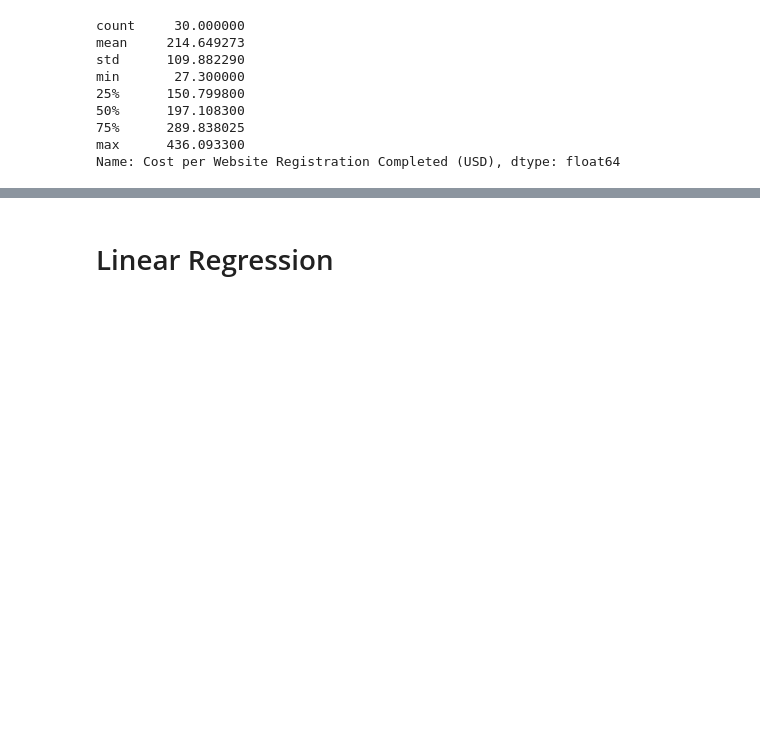
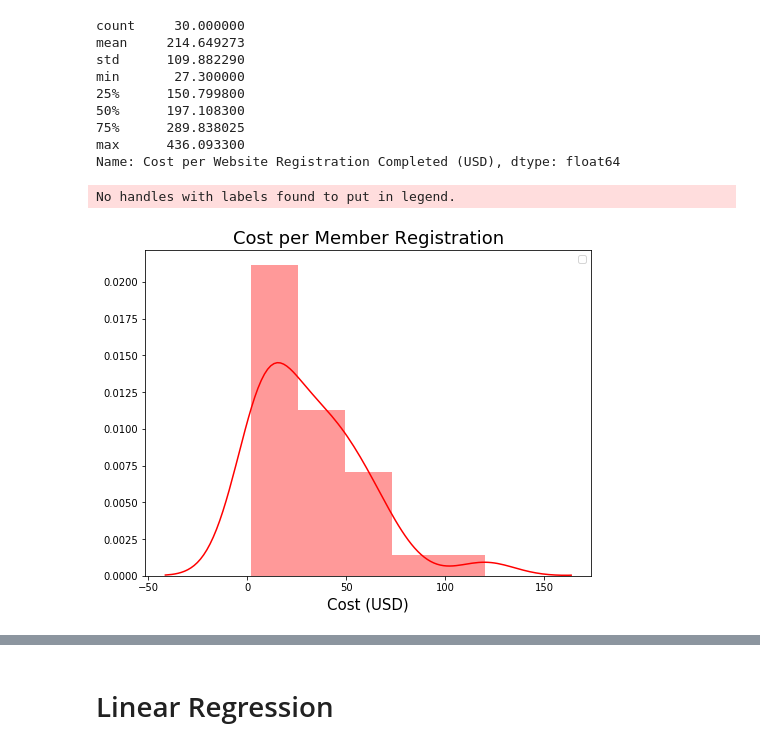
Before and after one commit to Lidetsal/Facebook-Ad-Project, a Jupyter notebook: EDA.ipynb, the cells around one changed output, grey strips where cells are left out. Saved outputs shown, nothing was run; the diff lists cells and outputs as text; code cells hidden in the pictures; blank space fills up the shorter version.

```diff
--- a/EDA.ipynb
+++ b/EDA.ipynb
@@ -41,4 +52,24 @@ min       27.300000
 75%      289.838025
 max      436.093300
 Name: Cost per Website Registration Completed (USD), dtype: float64
+# %%
+grouped.target
+
+import matplotlib.pyplot as plt
+import seaborn as sns
+
+plt.figure(figsize=(8,6))
+sns.distplot(grouped['target'].sort_values(ascending=False), color='r')
+
+
+
+plt.xlabel('Cost (USD)', fontsize=15)
+plt.title('Cost per Member Registration', fontsize=18)
+
+plt.legend()
+
+plt.show()
+# %% [output]
+No handles with labels found to put in legend.
+[figure, added]
 # %%
```
Also changed, not shown: parts of 9 cells of this notebook, 2 other files.
